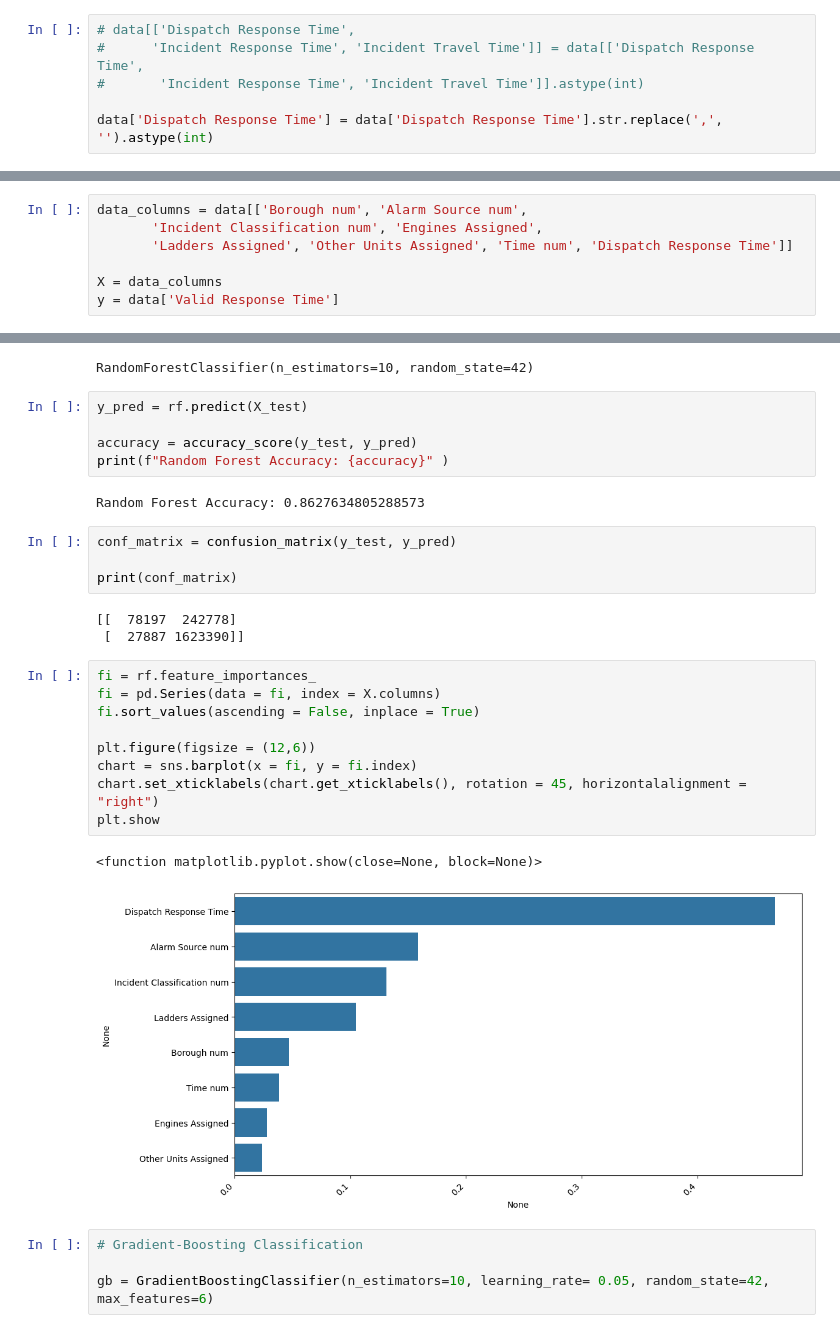
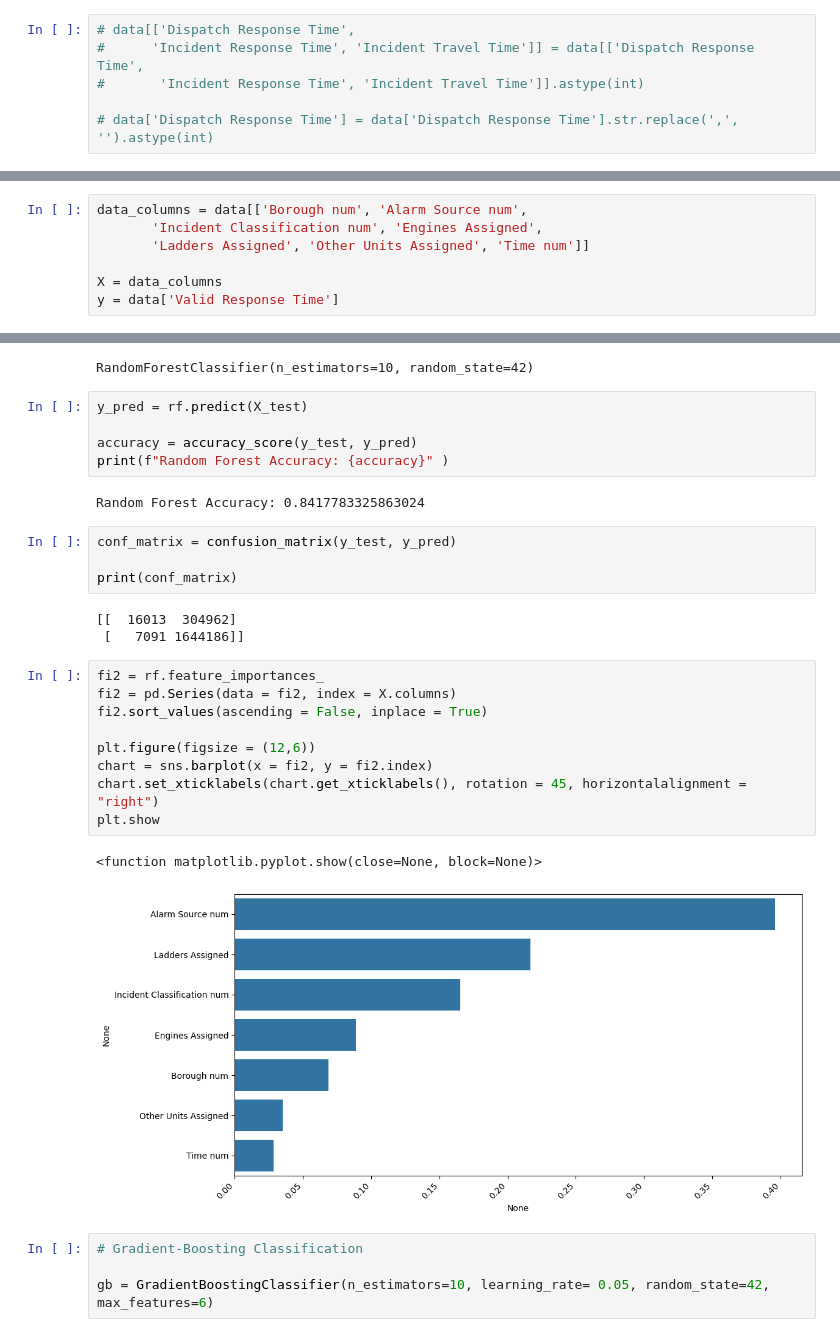
Before and after one commit to 415jason/NYC-Fire-Data, a Jupyter notebook: DTSC2302_ProjectCode.ipynb, the cells around one changed output, grey strips where cells are left out. Drawn from its saved outputs; the diff is of its cells as text.

```diff
--- a/DTSC2302_ProjectCode.ipynb
+++ b/DTSC2302_ProjectCode.ipynb
@@ -43,4 +43,4 @@ Index(['Unnamed: 0', 'Borough', 'Borough num', 'Time', 'Time num',
 #      'Incident Response Time', 'Incident Travel Time']] = data[['Dispatch Response Time',
 #       'Incident Response Time', 'Incident Travel Time']].astype(int)
 
-data['Dispatch Response Time'] = data['Dispatch Response Time'].str.replace(',', '').astype(int)
+# data['Dispatch Response Time'] = data['Dispatch Response Time'].str.replace(',', '').astype(int)
@@ -67,7 +47,7 @@ dtype: object
 # %%
 data_columns = data[['Borough num', 'Alarm Source num',
        'Incident Classification num', 'Engines Assigned',
-       'Ladders Assigned', 'Other Units Assigned', 'Time num', 'Dispatch Response Time']]
+       'Ladders Assigned', 'Other Units Assigned', 'Time num']]
 
 X = data_columns
 y = data['Valid Response Time']
@@ -129,26 +160,26 @@ y_pred = rf.predict(X_test)
 accuracy = accuracy_score(y_test, y_pred)
 print(f"Random Forest Accuracy: {accuracy}" )
 # %% [output]
-Random Forest Accuracy: 0.8627634805288573
+Random Forest Accuracy: 0.8417783325863024
 # %%
 conf_matrix = confusion_matrix(y_test, y_pred)
 
 print(conf_matrix)
 # %% [output]
-[[  78197  242778]
- [  27887 1623390]]
+[[  16013  304962]
+ [   7091 1644186]]
 # %%
-fi = rf.feature_importances_
-fi = pd.Series(data = fi, index = X.columns)
-fi.sort_values(ascending = False, inplace = True)
+fi2 = rf.feature_importances_
+fi2 = pd.Series(data = fi2, index = X.columns)
+fi2.sort_values(ascending = False, inplace = True)
 
 plt.figure(figsize = (12,6))
-chart = sns.barplot(x = fi, y = fi.index)
+chart = sns.barplot(x = fi2, y = fi2.index)
 chart.set_xticklabels(chart.get_xticklabels(), rotation = 45, horizontalalignment = "right")
 plt.show
 # %% [output]
 <function matplotlib.pyplot.show(close=None, block=None)>
-[figure, old version]
+[figure, new version]
 # %%
 # Gradient-Boosting Classification
 
```
Also changed, not shown: parts of 20 cells of this notebook.
